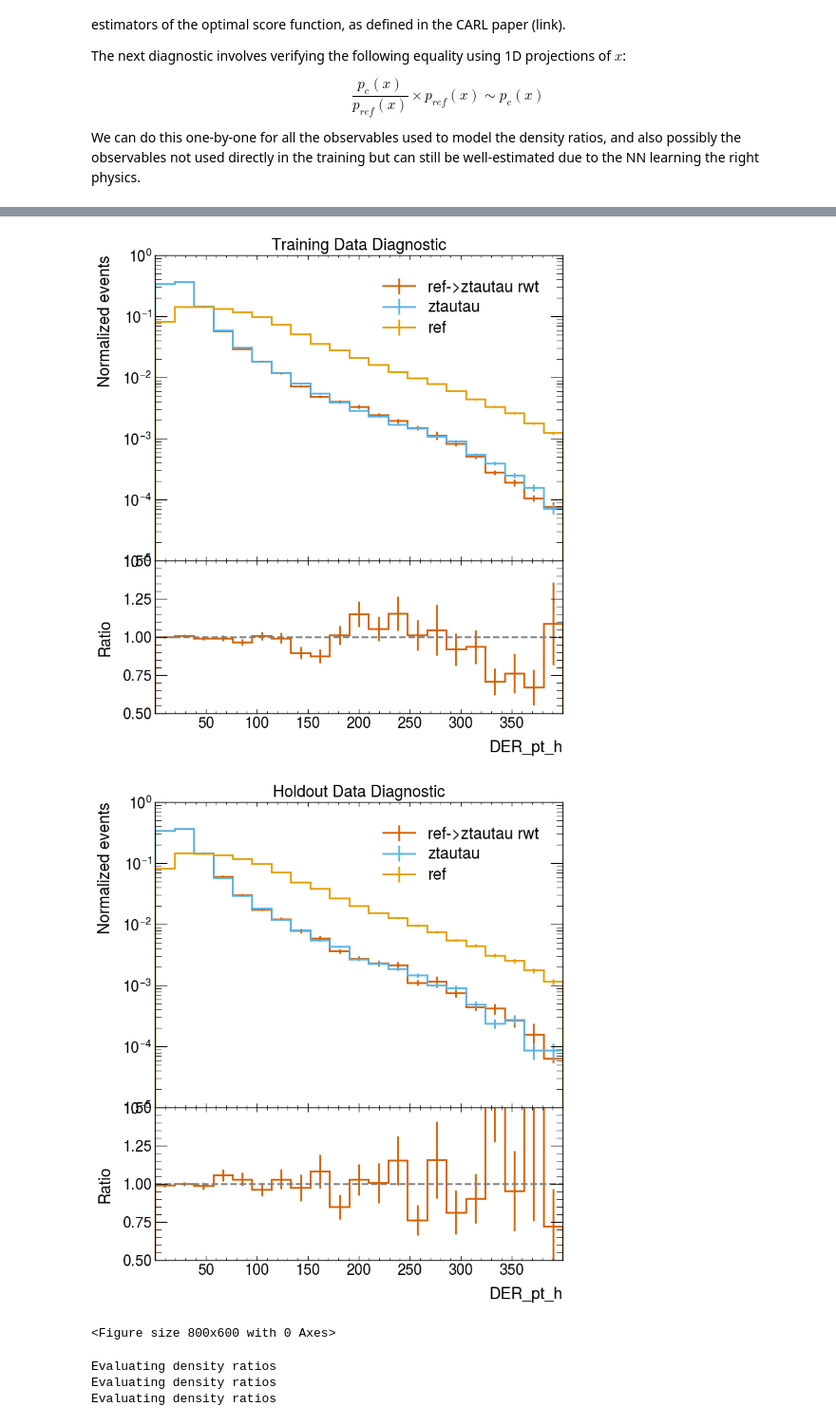
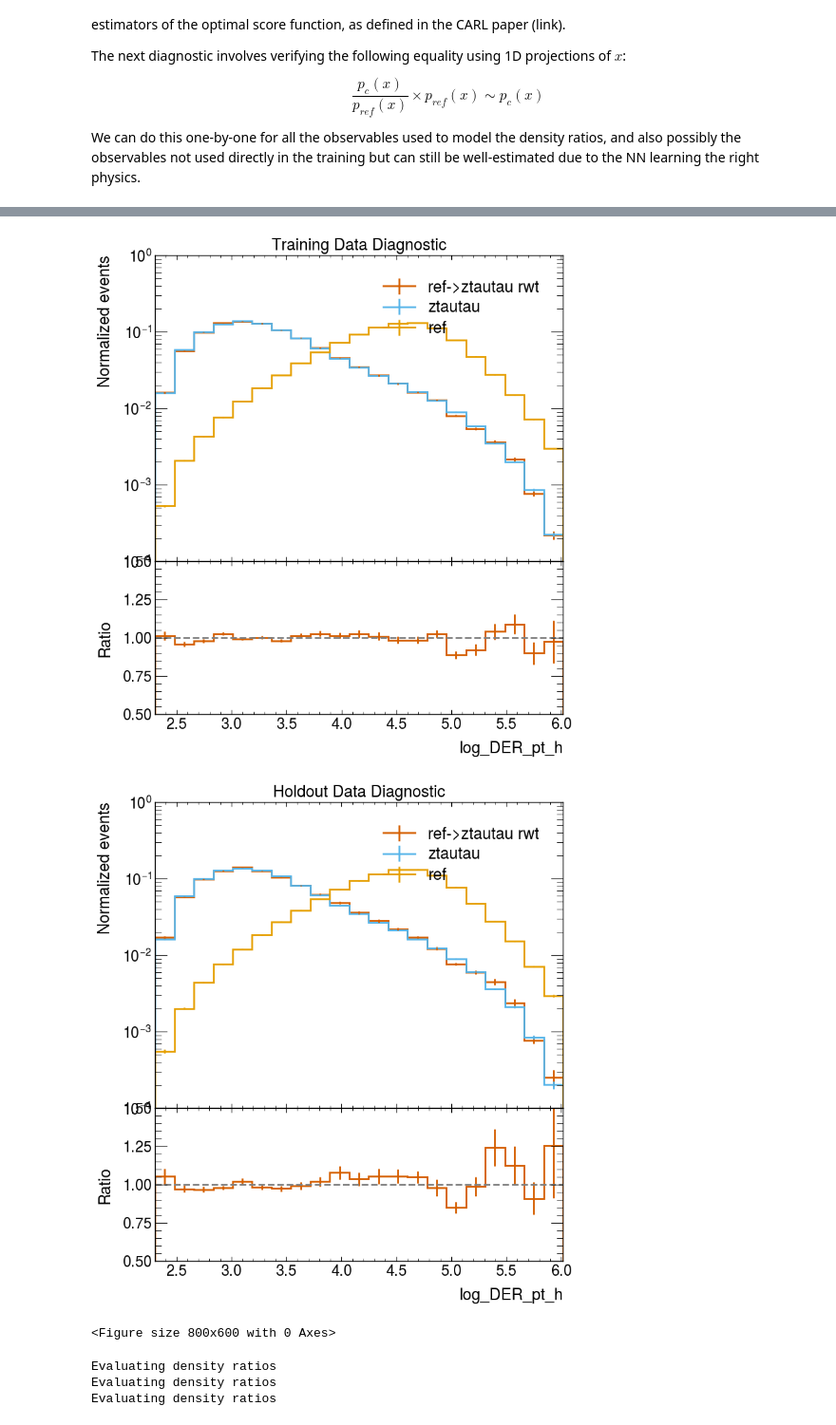
Before and after one commit to CrossGo14/NSBI-workflow-tutorial, a Jupyter notebook: FAIR_universe_Higgs_tautau/Neural_Likelihood_Ratio_Estimation.ipynb, the cells around one changed output, grey strips where cells are left out. Shown at 95% size. Drawn from its saved outputs; the diff is of its cells as text; code cells hidden in the pictures.

```diff
--- a/FAIR_universe_Higgs_tautau/Neural_Likelihood_Ratio_Estimation.ipynb
+++ b/FAIR_universe_Higgs_tautau/Neural_Likelihood_Ratio_Estimation.ipynb
@@ -254,6 +229,8 @@ num_neurons_per_layer = 1000
 
 num_ensemble_members = 1
 
+verbose_level = 1
+
 training_settings = {
 
     'htautau': {
@@ -270,7 +247,7 @@ training_settings = {
         'callback_factor':      0.01,
         'validation_split':     validation_split,
         'holdout_split':        holdout_split,
-        'verbose':              0,
+        'verbose':              verbose_level,
         'plot_scaled_features': True,
         'load_trained_models':  USE_SAVED_MODELS,
         'num_ensemble_members': num_ensemble_members
@@ -290,7 +267,7 @@ training_settings = {
         'callback_factor':      0.01,
         'validation_split':     validation_split,
         'holdout_split':        holdout_split,
-        'verbose':              0,
+        'verbose':              verbose_level,
         'plot_scaled_features': True,
         'load_trained_models':  USE_SAVED_MODELS,
         'num_ensemble_members': num_ensemble_members
@@ -310,7 +287,7 @@ training_settings = {
         'callback_factor':      0.01,
         'validation_split':     validation_split,
         'holdout_split':        holdout_split,
-        'verbose':              0,
+        'verbose':              verbose_level,
         'plot_scaled_features': True,
         'load_trained_models':  USE_SAVED_MODELS,
         'num_ensemble_members': num_ensemble_members
@@ -318,7 +295,7 @@ training_settings = {
 }
 # %%
 # Train the density ratio NN
-for process_type in MIX_MODEL_HYPOTHESES:
+for process_type in basis_processes:
 
     settings = training_settings[process_type]
 
@@ -373,6 +365,6 @@ The sum of PDFs using the whole ensemble is 1.0109416307395258
 # %% [markdown]
 Check for overtraining by comparing the NN output distributions between training and holdout datasets. The holdout dataset is the subset of events not used during training.
 # %%
-for process_type in MIX_MODEL_HYPOTHESES:
+for process_type in basis_processes:
     NN_training_mix_model[process_type].make_overfit_plots()
 # %% [output]
@@ -410,6 +402,6 @@ To ensure correct modelling, we run two main checks on the training:
 # %%
 num_bins_cal = 50
 
-for process_type in MIX_MODEL_HYPOTHESES:
+for process_type in basis_processes:
     NN_training_mix_model[process_type].make_calib_plots(nbins=num_bins_cal, observable='score')
 # %% [output]
@@ -428,11 +420,11 @@ for process_type in MIX_MODEL_HYPOTHESES:
 
   We can do this one-by-one for all the observables used to model the density ratios, and also possibly the observables not used directly in the training but can still be well-estimated due to the NN learning the right physics.
 # %%
-variables_to_plot=['DER_pt_h'] # The 1D variable for reweighting closure
+variables_to_plot=['log_DER_pt_h'] # The 1D variable for reweighting closure
 yscale_type='log'
 num_bins_plotting=21
 
-for process_type in MIX_MODEL_HYPOTHESES:
+for process_type in basis_processes:
 
     NN_training_mix_model[process_type].make_reweighted_plots(variables_to_plot, yscale_type, num_bins_plotting)
 # %% [output]
@@ -443,5 +435,5 @@ for process_type in MIX_MODEL_HYPOTHESES:
-[figure, old version]
+[figure, new version]
-[figure, old version]
+[figure, new version]
 <Figure size 800x600 with 0 Axes>
 # %%
 path_to_saved_ratios = {}
```
Also changed, not shown: parts of 19 cells of this notebook, 5 other files.
